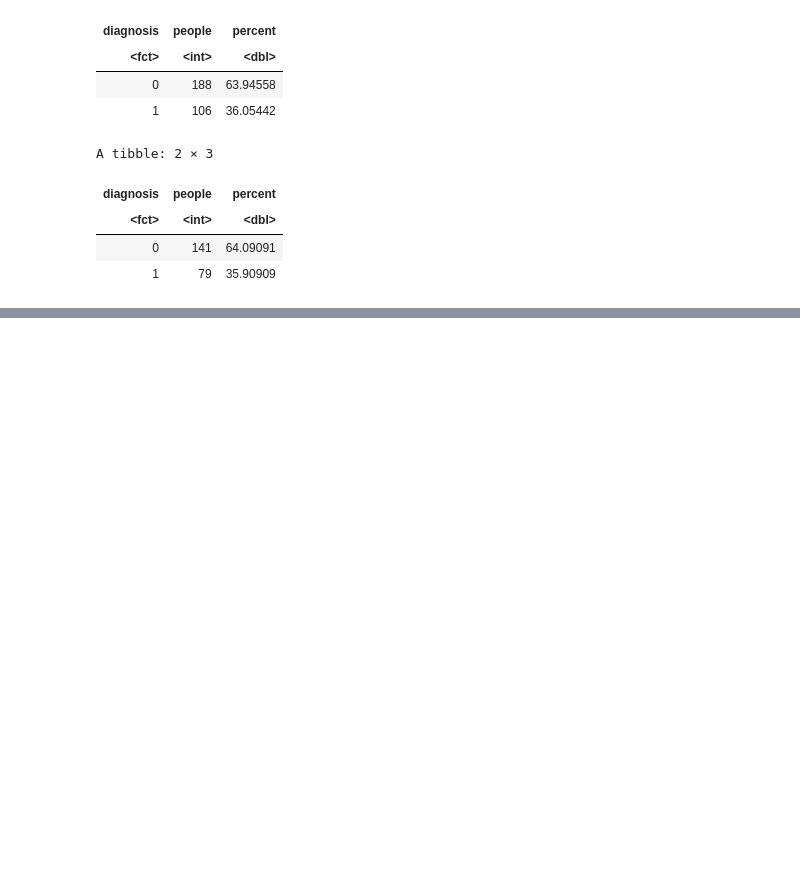
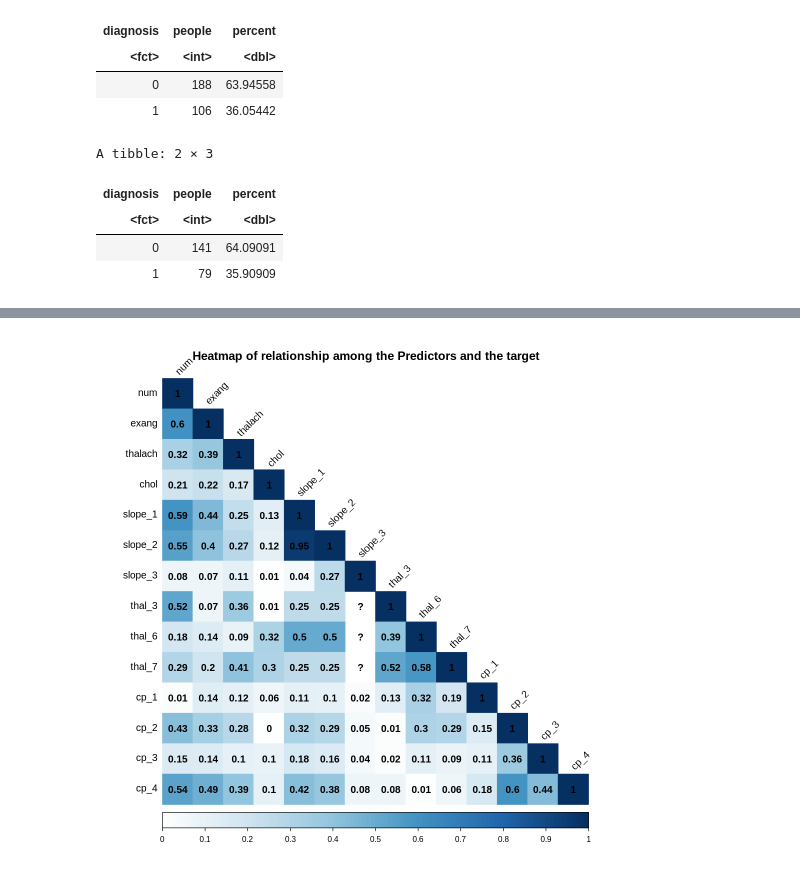
Before and after one commit to GeneRevo/DSCI100-007-Group10, a Jupyter notebook: 007_project_final_report.ipynb, the cells around one changed output, grey strips where cells are left out. Saved outputs shown, nothing was run; the diff lists cells and outputs as text; code cells hidden in the pictures; blank space fills up the shorter version.

Commit message:
Plots and Selection
added 4 plots, performed predictor Selection

```diff
--- a/007_project_final_report.ipynb
+++ b/007_project_final_report.ipynb
@@ -160,0 +221,27 @@ A tibble: 5 × 4
+# %%
+#New dataframe including the variables used as predictors and target (only factors with >2 levels changed to dummy variables)
+factor_cols <- c("slope", "thal", "cp")
+predictors <- c("num", "exang", "slope", "thal", "cp", "thalach", "chol")
+predictor_train <- heart_disease_train |>
+  select(predictors) |>
+  dummy_cols(select_columns = factor_cols) |>
+  select(-factor_cols, -slope_NA, -thal_NA) |>
+  mutate_if(is.factor, as.character) |>
+  mutate_if(is.character, as.numeric)
+
+#Heatmap of the new dataframe
+
+#calculating the correlation matrix, ignoring NAs and applying abolute value to it.
+corr_matrix <- cor(predictor_train, use = "pairwise.complete.obs") |> abs()
+
+options(repr.plot.width=9, repr.plot.height=9)
+
+#plotting heatmap from the correlatinal matrix (situated in the lower half, legend limit starts from 0 to 1 since abs value was
+#applied, squares colored based on correlation strength, texts are in black, diagonal names are angled at 45 degrees and the R
+#values are displayed in black.
+corrplot(corr_matrix, type = "lower",col.lim = c(0, 1), method = "color",
+         tl.col = "black", tl.srt =45, addCoef.col = "black",
+         title = "\n\n\nHeatmap of relationship among the Predictors and the target")
+
+#Greater the color intensity and the value, the greater the correlation.
+# %% [output]
@@ -160,0 +250 @@ A tibble: 5 × 4
+[figure, added]
```
Also changed, not shown: parts of 9 cells of this notebook.
